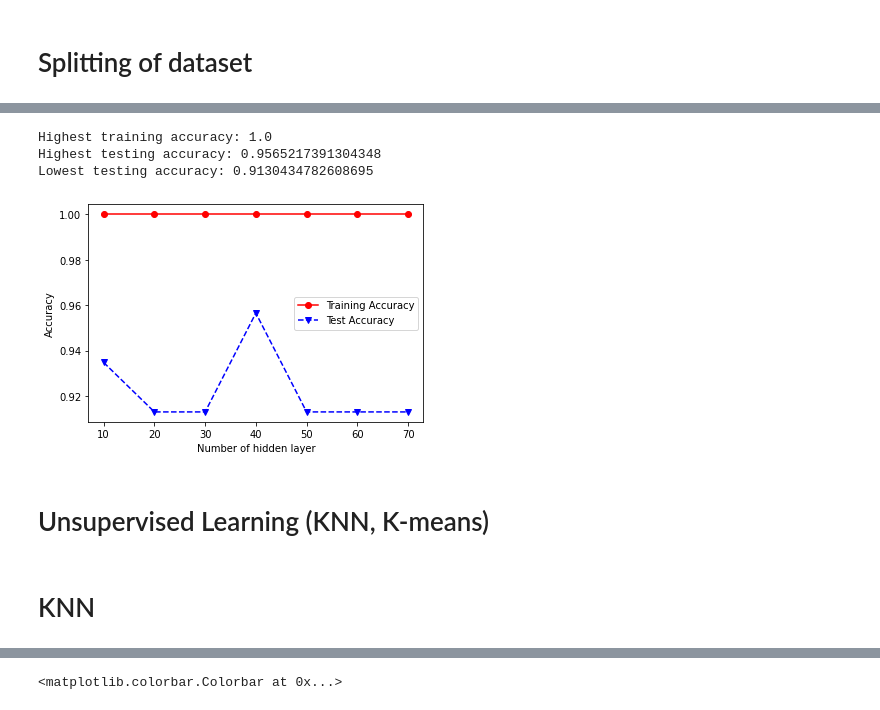
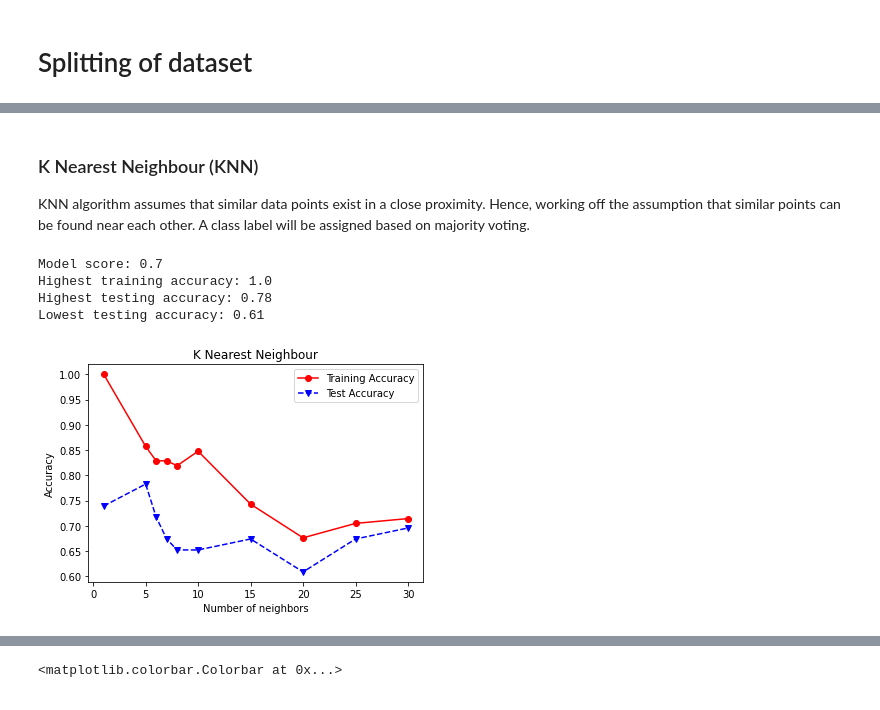
Before and after one commit to goldslime123/csc3005-DA, a Jupyter notebook: MeterD.ipynb, the cells around one changed output, grey strips where cells are left out. Saved outputs shown, nothing was run; the diff lists cells and outputs as text; code cells hidden in the pictures.

```diff
--- a/MeterD.ipynb
+++ b/MeterD.ipynb
@@ -949,9 +989,0 @@ Lowest testing accuracy: 0.34782608695652173
-# %%
-from sklearn.tree import DecisionTreeClassifier
-
-x_train, x_test, y_train, y_test = train_test_split(X_scaled, y, test_size = 0.3, random_state=0)
-
-clf7 = DecisionTreeClassifier(max_depth=10)
-clf7.fit(x_train, y_train)
-
-clf7.score(x_test, y_test)
@@ -1024,0 +1105,10 @@ Testing Accuracy: 1.0
+# %%
+from sklearn.discriminant_analysis import LinearDiscriminantAnalysis
+
+lda = LinearDiscriminantAnalysis()
+lda.fit(X_train, y_train)
+print (f"Model score: {round(lda.score(X_test, y_test),2)}")
+print('Accuracy of LDA classifier on training set: {:.2f}'
+     .format(lda.score(X_train, y_train)))
+print('Accuracy of LDA classifier on test set: {:.2f}'
+     .format(lda.score(X_test, y_test)))
@@ -1025,31 +1126,37 @@ Testing Accuracy: 1.0
+# %% [markdown]
+### K Nearest Neighbour (KNN)
+KNN algorithm assumes that similar data points exist in a close proximity. Hence, working off the assumption that similar points can be found near each other. A class label will be assigned based on majority voting.
 # %%
-from sklearn.neural_network import MLPClassifier
+from sklearn.neighbors import KNeighborsClassifier
+import matplotlib.pyplot as plt
+%matplotlib inline
 
-hidden_layer_sizes = [(10,10,10), (20,20,20), (30,30,30), (40,40,40), (50,50,50), (60,60,60), (70,70,70)]
+numNeighbors = [1, 5, 6,7,8, 10, 15, 20, 25, 30]
 trainAcc = []
 testAcc = []
 
-for k in hidden_layer_sizes:
-    clf6 = MLPClassifier(solver='adam',hidden_layer_sizes=k, learning_rate='adaptive',random_state=0,max_iter=1000)
-    clf6.fit(x_train, y_train)
-    Y_predTrain = clf6.predict(x_train)
-    Y_predTest = clf6.predict(x_test)
+for k in numNeighbors:
+    clf1 = KNeighborsClassifier(n_neighbors=k, metric='minkowski', p=2)
+    clf1.fit(X_train, y_train)
+    Y_predTrain = clf1.predict(X_train)
+    Y_predTest = clf1.predict(X_test)
     trainAcc.append(accuracy_score(y_train, Y_predTrain))
     testAcc.append(accuracy_score(y_test, Y_predTest))
-hidden_layer_size=[x[0] for x in hidden_layer_sizes]
-plt.plot(hidden_layer_size, trainAcc, 'ro-', hidden_layer_size, testAcc,'bv--')
+
+plt.plot(numNeighbors, trainAcc, 'ro-', numNeighbors, testAcc,'bv--')
 plt.legend(['Training Accuracy','Test Accuracy'])
-plt.xlabel('Number of hidden layer')
+plt.xlabel('Number of neighbors')
 plt.ylabel('Accuracy')
-print("Highest training accuracy:", max(trainAcc))
-print("Highest testing accuracy:", max(testAcc))
-print("Lowest testing accuracy:", min(testAcc))
+
+plt.title('K Nearest Neighbour')
+
+print (f"Model score: {round(clf1.score(X_test, y_test),2)}")
+print("Highest training accuracy:", round(max(trainAcc),2))
+print("Highest testing accuracy:", round(max(testAcc),2))
+print("Lowest testing accuracy:", round(min(testAcc),2))
 # %% [output]
+Model score: 0.7
 Highest training accuracy: 1.0
-Highest testing accuracy: 0.9565217391304348
-Lowest testing accuracy: 0.9130434782608695
+Highest testing accuracy: 0.78
+Lowest testing accuracy: 0.61
-[figure, old version]
+[figure, new version]
-# %% [markdown]
-# Unsupervised Learning (KNN, K-means)
-# %% [markdown]
-# KNN
```
Also changed, not shown: parts of 50 cells of this notebook, 5 other files.
